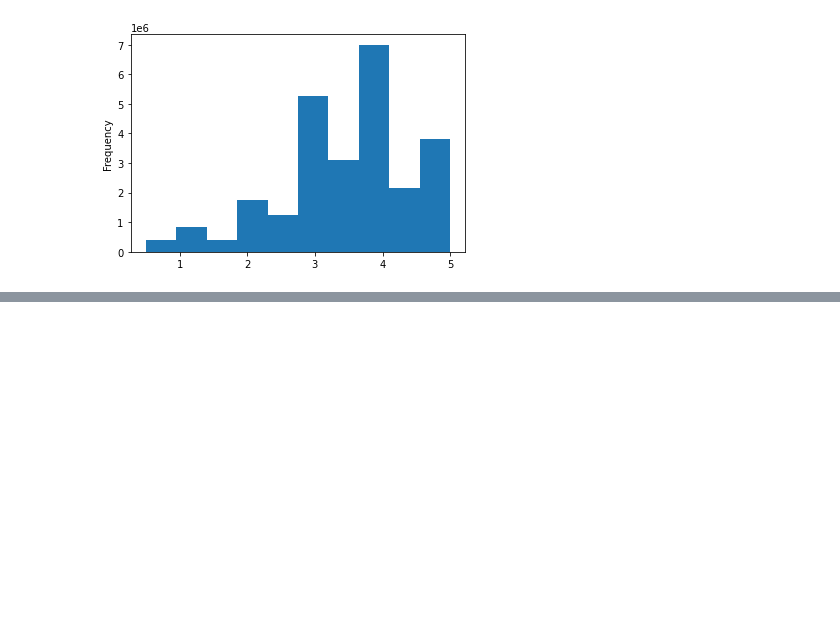
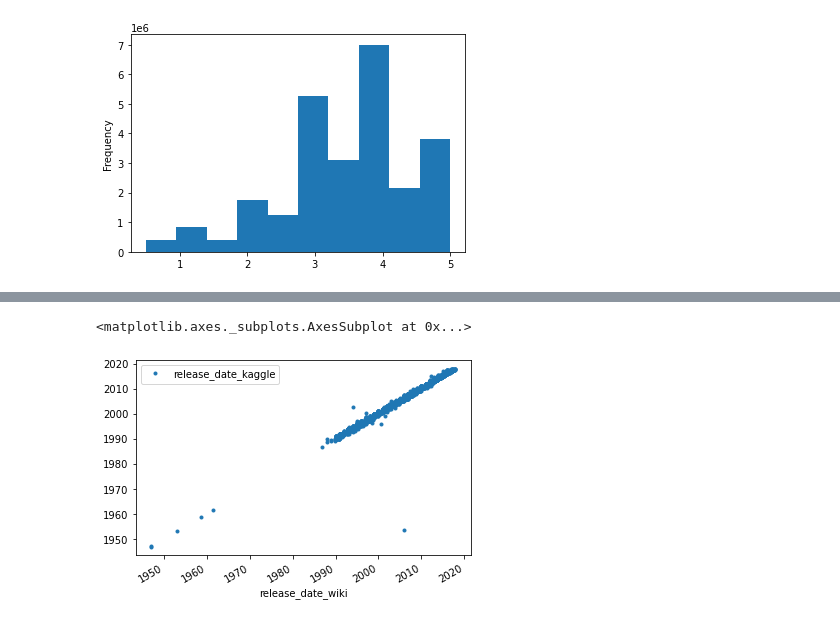
Before and after one commit to sandywhitley/Movies-ETL, a Jupyter notebook: movies-etl_practice.ipynb, the cells around one changed output, grey strips where cells are left out. Saved outputs shown, nothing was run; the diff lists cells and outputs as text; code cells hidden in the pictures; blank space fills up the shorter version.

```diff
--- a/movies-etl_practice.ipynb
+++ b/movies-etl_practice.ipynb
@@ -890,0 +969,5 @@ Name: rating, dtype: float64
+# %%
+movies_df[['release_date_wiki','release_date_kaggle']].plot(x='release_date_wiki', y='release_date_kaggle', style='.')
+# %% [output]
+<matplotlib.axes._subplots.AxesSubplot at 0x...>
+[figure, added]
```
Also changed, not shown: parts of 22 cells of this notebook.
